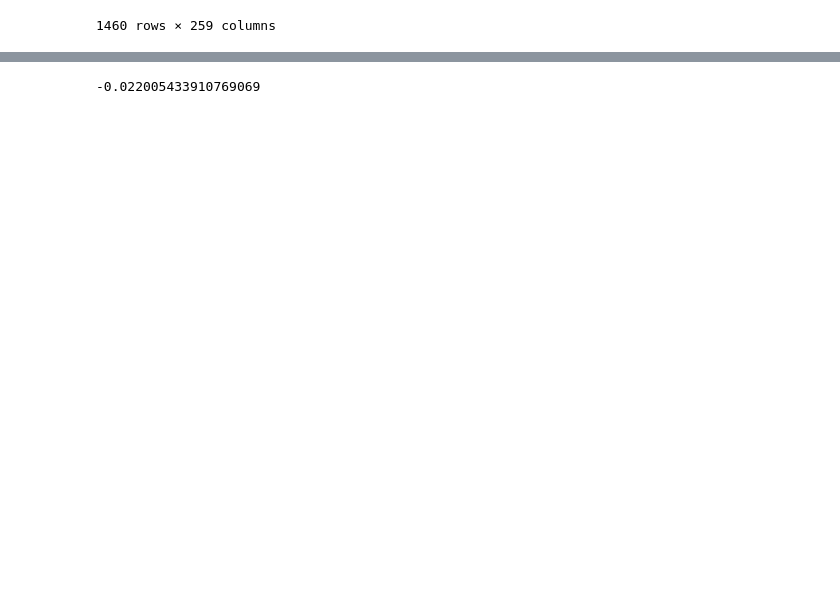
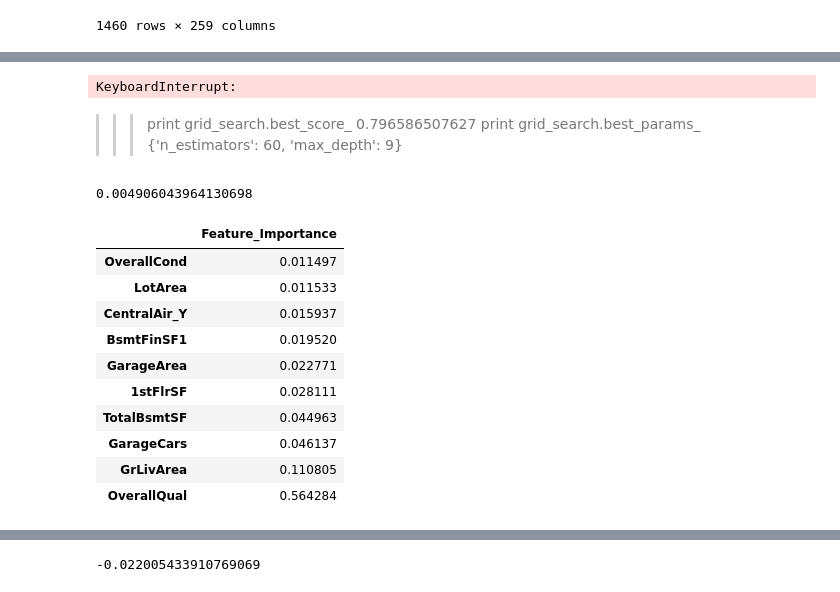
Before and after one commit to verali0816/141C_kaggle, a Jupyter notebook: Model fit.ipynb, the cells around one changed output, grey strips where cells are left out. Saved outputs shown, nothing was run; the diff lists cells and outputs as text; code cells hidden in the pictures; blank space fills up the shorter version.

```diff
--- a/Model fit.ipynb
+++ b/Model fit.ipynb
@@ -142,0 +114,16 @@ RandomForestRegressor(bootstrap=True, criterion='mse', max_depth=None,
+# %%
+rfr_model = RFR()
+cross_validation = StratifiedKFold(n_splits = 10, shuffle = False, random_state = None)
+parameter_grid = {"n_estimators":np.arange(10, 100, 10), "max_depth": range(5,10)}
+
+grid_search = GridSearchCV(rfr_model, param_grid=parameter_grid, cv=cross_validation, n_jobs=4)
+grid_search.fit(X_imp, y)
+print grid_search.best_score_
+print grid_search.best_params_
+# %% [output]
+KeyboardInterrupt:
+# %% [markdown]
+>>> print grid_search.best_score_
+0.796586507627
+>>> print grid_search.best_params_
+{'n_estimators': 60, 'max_depth': 9}
@@ -143,3 +135,20 @@ RandomForestRegressor(bootstrap=True, criterion='mse', max_depth=None,
+# %%
+mse
+# %% [output]
+0.004906043964130698
 # %%
 #Get the feature_importances_
-fea_import = pd.DataFrame(rfr1.feature_importances_, index = X.columns, columns = ["Feature_Importance"]).sort_values(by = "Feature_Importance", ascending = True)
+fea_import = pd.DataFrame(rfr.feature_importances_, index = X.columns, columns = ["Feature_Importance"]).sort_values(by = "Feature_Importance", ascending = True)
+fea_import.tail(10)
+# %% [output]
+|  | Feature_Importance |
+| OverallCond | 0.011497 |
+| LotArea | 0.011533 |
+| CentralAir_Y | 0.015937 |
+| BsmtFinSF1 | 0.019520 |
+| GarageArea | 0.022771 |
+| 1stFlrSF | 0.028111 |
+| TotalBsmtSF | 0.044963 |
+| GarageCars | 0.046137 |
+| GrLivArea | 0.110805 |
+| OverallQual | 0.564284 |
```
Also changed, not shown: parts of 28 cells of this notebook, 6 other files.
